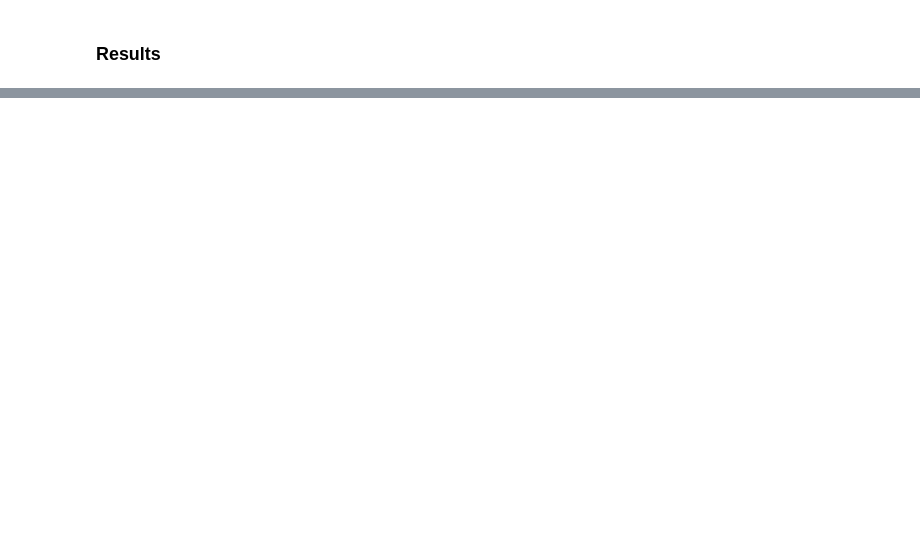
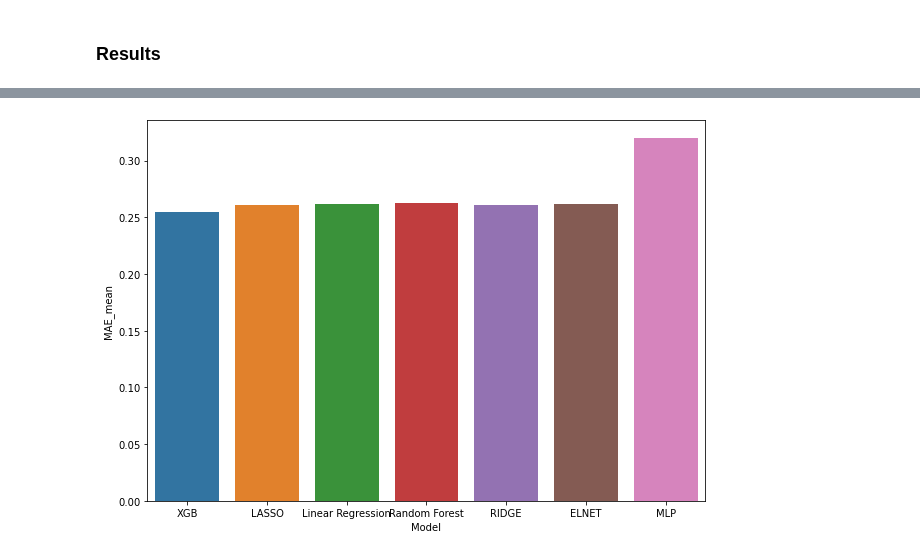
Before and after one commit to ThomasFavrel/OC-P4, a Jupyter notebook: Untitled.ipynb, the cells around one changed output, grey strips where cells are left out. Saved outputs shown, nothing was run; the diff lists cells and outputs as text; code cells hidden in the pictures; blank space fills up the shorter version.

```diff
--- a/Untitled.ipynb
+++ b/Untitled.ipynb
@@ -1026,0 +1049,5 @@ modelDF.sort_values(by='r2_mean', ascending=False)
+# %%
+fig, ax = plt.subplots(figsize=(10, 7))
+sns.barplot(x=mod['Model'], y=mod['MAE_mean']);
+# %% [output]
+[figure, added]
```
Also changed, not shown: parts of 24 cells of this notebook, 1 other file.
